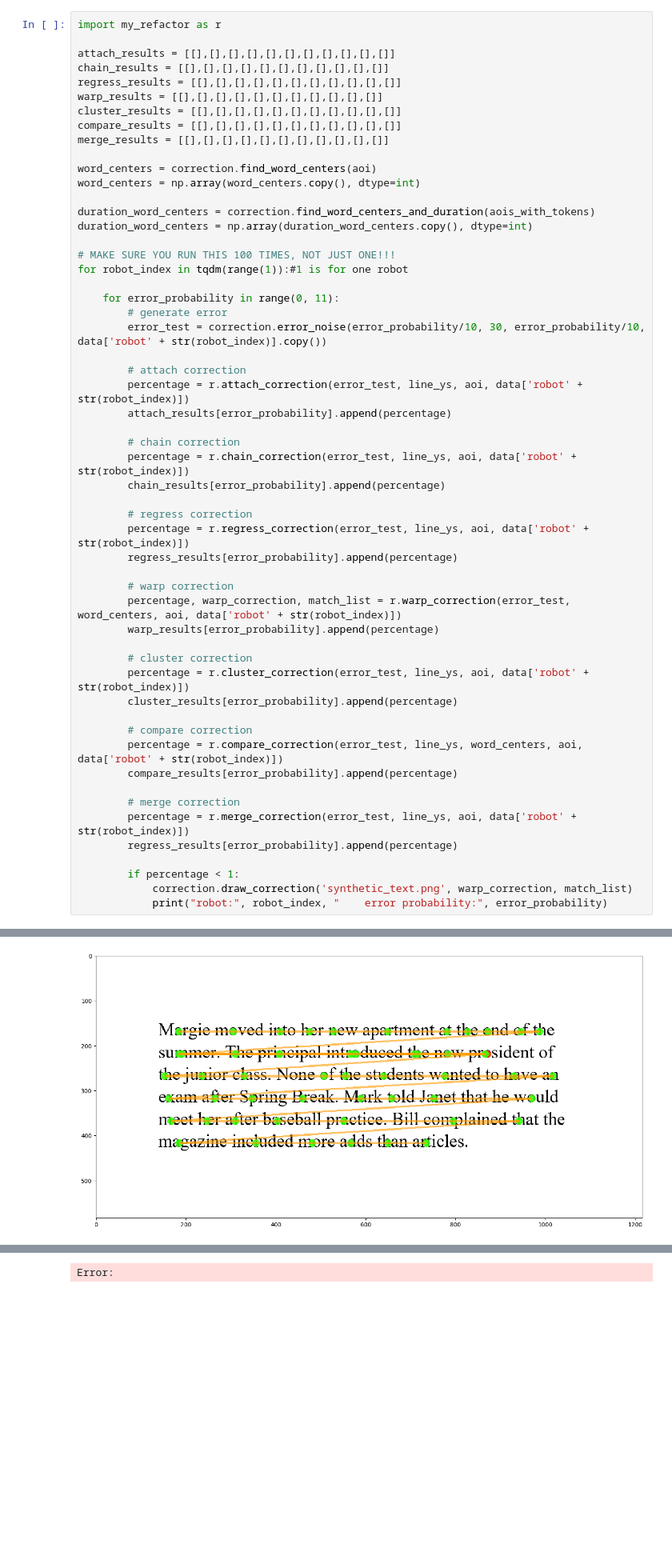
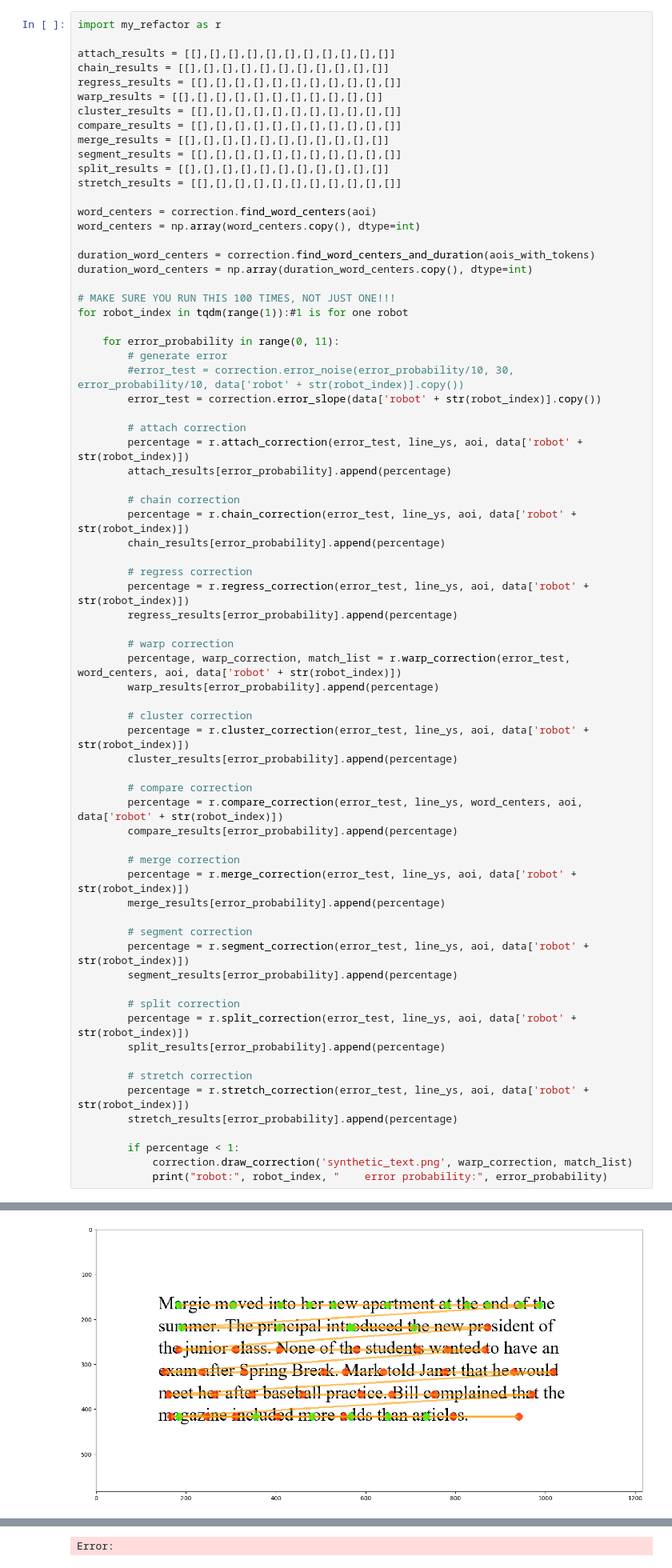
Before and after one commit to Jsosau24/CS421-project1, a Jupyter notebook: 2-Simulate-correction-on-synthetic-dataset-noise.ipynb, the cells around one changed output, grey strips where cells are left out. Shown at 80% size. Drawn from its saved outputs; the diff is of its cells as text; blank space fills up the shorter version.

Commit message:
update
added the rest of the algorithms
also created a new type of error (downward slope) and tested it

```diff
--- a/2-Simulate-correction-on-synthetic-dataset-noise.ipynb
+++ b/2-Simulate-correction-on-synthetic-dataset-noise.ipynb
@@ -90,6 +90,9 @@ warp_results = [[],[],[],[],[],[],[],[],[],[],[]]
 cluster_results = [[],[],[],[],[],[],[],[],[],[],[]]
 compare_results = [[],[],[],[],[],[],[],[],[],[],[]]
 merge_results = [[],[],[],[],[],[],[],[],[],[],[]]
+segment_results = [[],[],[],[],[],[],[],[],[],[],[]]
+split_results = [[],[],[],[],[],[],[],[],[],[],[]]
+stretch_results = [[],[],[],[],[],[],[],[],[],[],[]]
 
 word_centers = correction.find_word_centers(aoi)
 word_centers = np.array(word_centers.copy(), dtype=int)
@@ -102,7 +105,8 @@ for robot_index in tqdm(range(1)):#1 is for one robot
 
     for error_probability in range(0, 11):
         # generate error
-        error_test = correction.error_noise(error_probability/10, 30, error_probability/10, data['robot' + str(robot_index)].copy())
+        #error_test = correction.error_noise(error_probability/10, 30, error_probability/10, data['robot' + str(robot_index)].copy())
+        error_test = correction.error_slope(data['robot' + str(robot_index)].copy())
 
         # attach correction
         percentage = r.attach_correction(error_test, line_ys, aoi, data['robot' + str(robot_index)])
@@ -119,32 +123,44 @@ for robot_index in tqdm(range(1)):#1 is for one robot
         # warp correction
         percentage, warp_correction, match_list = r.warp_correction(error_test, word_centers, aoi, data['robot' + str(robot_index)])
         warp_results[error_probability].append(percentage)
 
         # cluster correction
         percentage = r.cluster_correction(error_test, line_ys, aoi, data['robot' + str(robot_index)])
         cluster_results[error_probability].append(percentage)
 
         # compare correction
         percentage = r.compare_correction(error_test, line_ys, word_centers, aoi, data['robot' + str(robot_index)])
         compare_results[error_probability].append(percentage)
 
         # merge correction
         percentage = r.merge_correction(error_test, line_ys, aoi, data['robot' + str(robot_index)])
-        regress_results[error_probability].append(percentage)
+        merge_results[error_probability].append(percentage)
+
+        # segment correction
+        percentage = r.segment_correction(error_test, line_ys, aoi, data['robot' + str(robot_index)])
+        segment_results[error_probability].append(percentage)
+
+        # split correction
+        percentage = r.split_correction(error_test, line_ys, aoi, data['robot' + str(robot_index)])
+        split_results[error_probability].append(percentage)
+
+        # stretch correction
+        percentage = r.stretch_correction(error_test, line_ys, aoi, data['robot' + str(robot_index)])
+        stretch_results[error_probability].append(percentage)
 
         if percentage < 1:
             correction.draw_correction('synthetic_text.png', warp_correction, match_list)
             print("robot:", robot_index, "    error probability:", error_probability)
 # %% [output]
 robot: 0     error probability: 0
 robot: 0     error probability: 1
 robot: 0     error probability: 2
 robot: 0     error probability: 3
 robot: 0     error probability: 4
 robot: 0     error probability: 5
 robot: 0     error probability: 6
 robot: 0     error probability: 7
 robot: 0     error probability: 8
 robot: 0     error probability: 9
 robot: 0     error probability: 10
-[figure, old version]
+[figure, new version]
```
Also changed, not shown: parts of 2 cells of this notebook, 3 other files.
